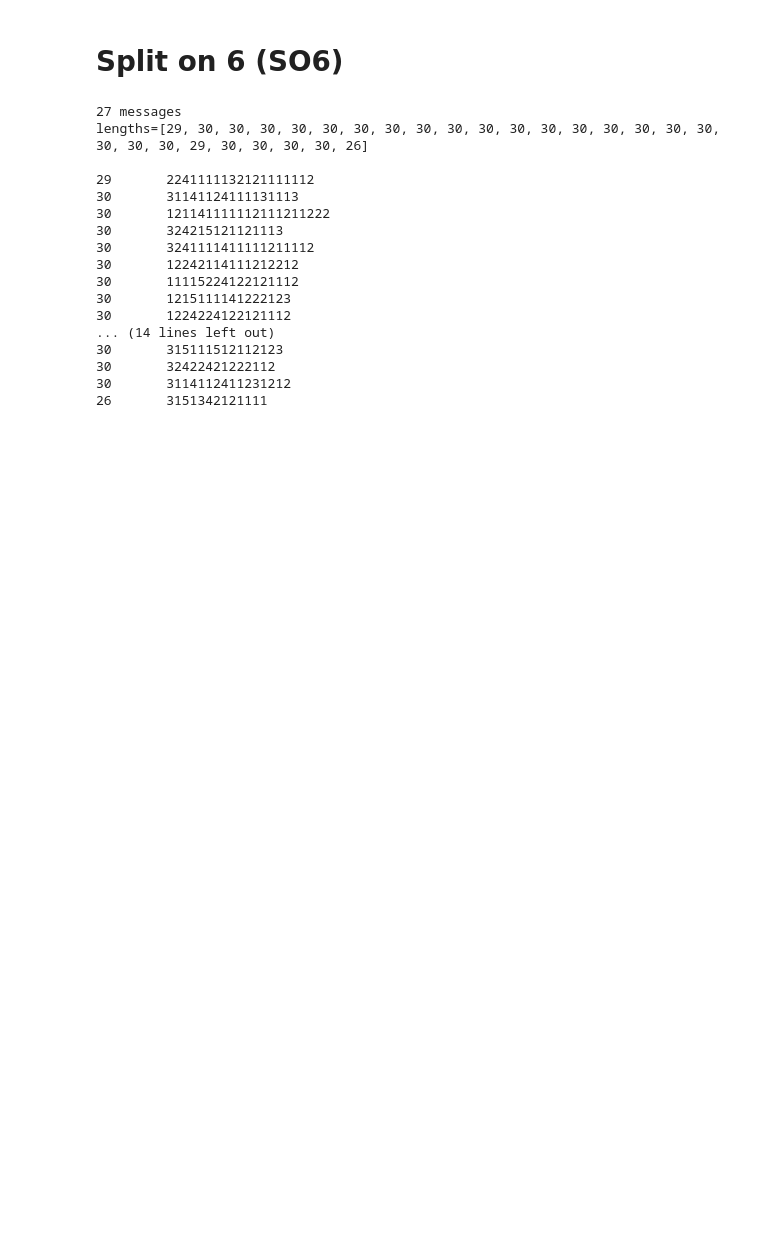
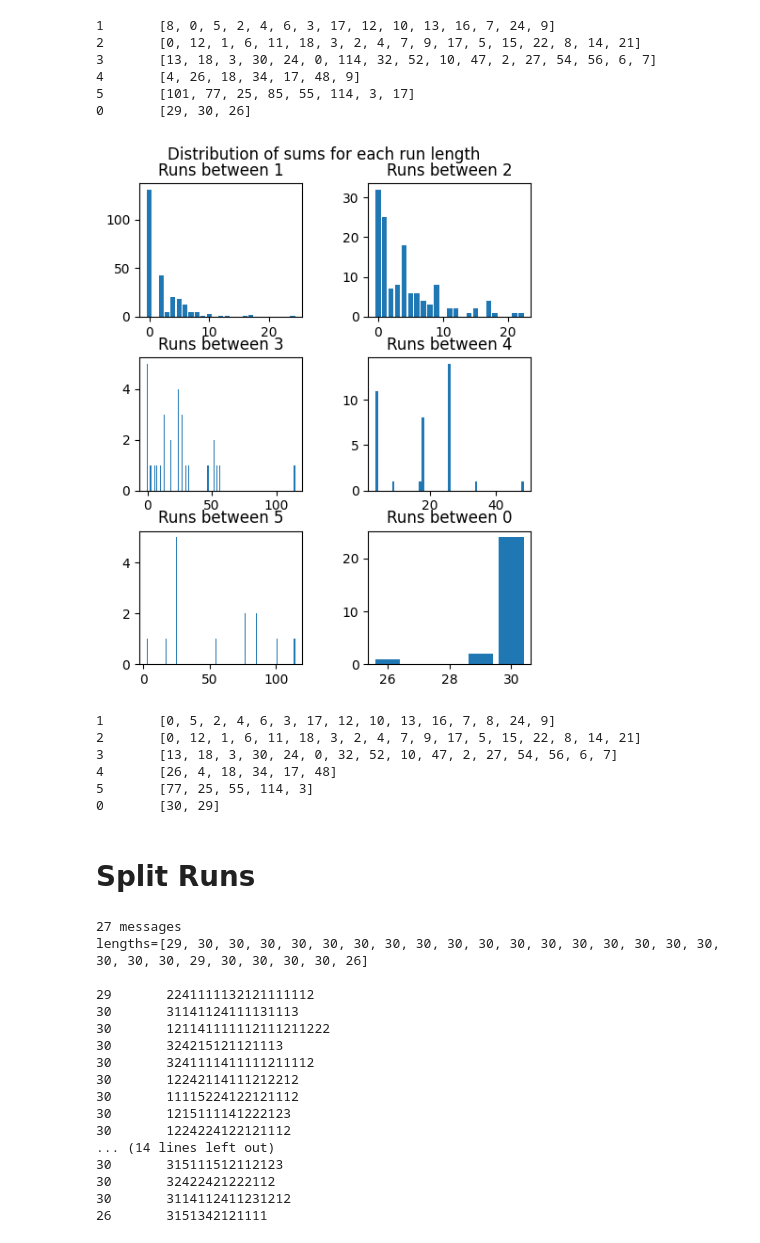
Before and after one commit to tomster12/coding, a Jupyter notebook: general/noita/cessation/test.ipynb, the cells around one changed output. Cells and saved outputs as stored; diff of their text form; code cells hidden in the pictures; blank space fills up the shorter version.

```diff
--- a/general/noita/cessation/test.ipynb
+++ b/general/noita/cessation/test.ipynb
@@ -32,3 +62,52 @@ print(sum([int(x) for x in msgs_flat]))
+# %%
+vals = [ 1, 2, 3, 4, 5, 0 ]
+counters = []
+
+for i in vals:
+    runs = [ [ int(x) for x in run ] for run in msgs_flat.split(str(i)) ]
+    sums = [ sum(run) for run in runs ]
+    counter = Counter(sums)
+    print(f"{i}\t{list(counter.keys())}")
+    counters.append(counter)
+
+fig, axs = plt.subplots(3, 2, figsize=(5, 6))
+fig.suptitle('Distribution of sums for each run length')
+fig.tight_layout(pad=1)
+for i, ax in enumerate(axs.flat):
+    counter = counters[i]
+    ax.bar(counter.keys(), counter.values())
+    ax.set_title(f"Runs between {vals[i]}")
+
+plt.show()
+# %% [output]
+1       [8, 0, 5, 2, 4, 6, 3, 17, 12, 10, 13, 16, 7, 24, 9]
+2       [0, 12, 1, 6, 11, 18, 3, 2, 4, 7, 9, 17, 5, 15, 22, 8, 14, 21]
+3       [13, 18, 3, 30, 24, 0, 114, 32, 52, 10, 47, 2, 27, 54, 56, 6, 7]
+4       [4, 26, 18, 34, 17, 48, 9]
+5       [101, 77, 25, 85, 55, 114, 3, 17]
+0       [29, 30, 26]
+[figure, added]
+# %%
+vals = [ 1, 2, 3, 4, 5, 0 ]
+counters = []
+
+for i in vals:
+    counters.append(Counter())
+
+    for msg in msgs_raw:
+        runs = [ [ int(x) for x in run ] for run in msg.split(str(i))[1:-1] ]
+        sums = [ sum(run) for run in runs ]
+        counter = Counter(sums)
+        counters[-1] += counter
+
+    print(f"{i}\t{list(counters[-1].keys())}")
+# %% [output]
+1       [0, 5, 2, 4, 6, 3, 17, 12, 10, 13, 16, 7, 8, 24, 9]
+2       [0, 12, 1, 6, 11, 18, 3, 2, 4, 7, 9, 17, 5, 15, 22, 8, 14, 21]
+3       [13, 18, 3, 30, 24, 0, 32, 52, 10, 47, 2, 27, 54, 56, 6, 7]
+4       [26, 4, 18, 34, 17, 48]
+5       [77, 25, 55, 114, 3]
+0       [30, 29]
 # %% [markdown]
-# Split on 6 (SO6)
+# Split Runs
 # %%
```
Also changed, not shown: parts of 25 cells of this notebook.
